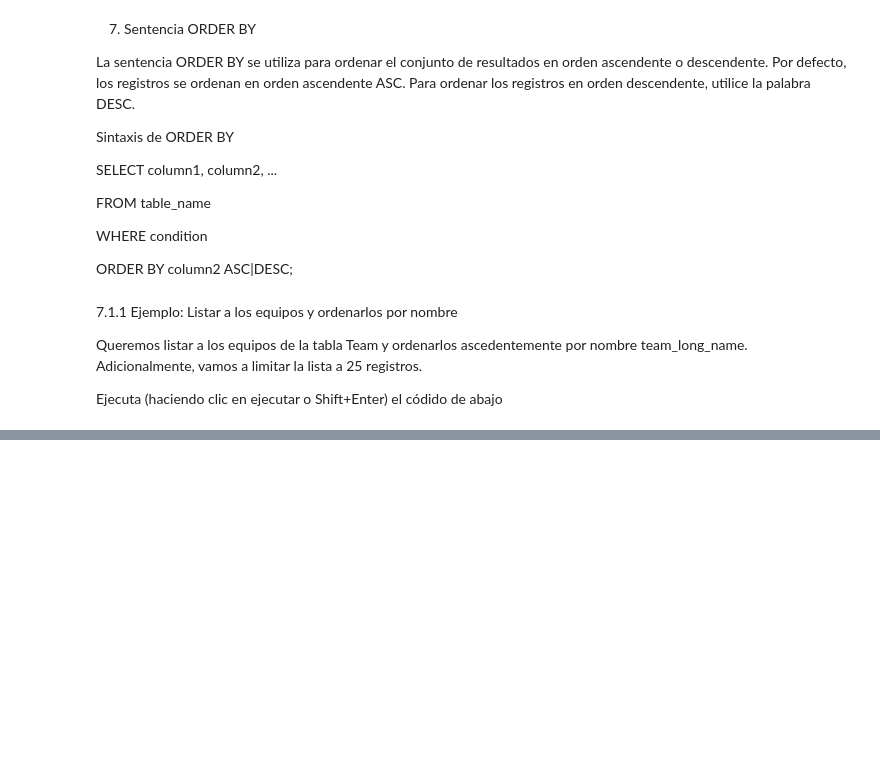
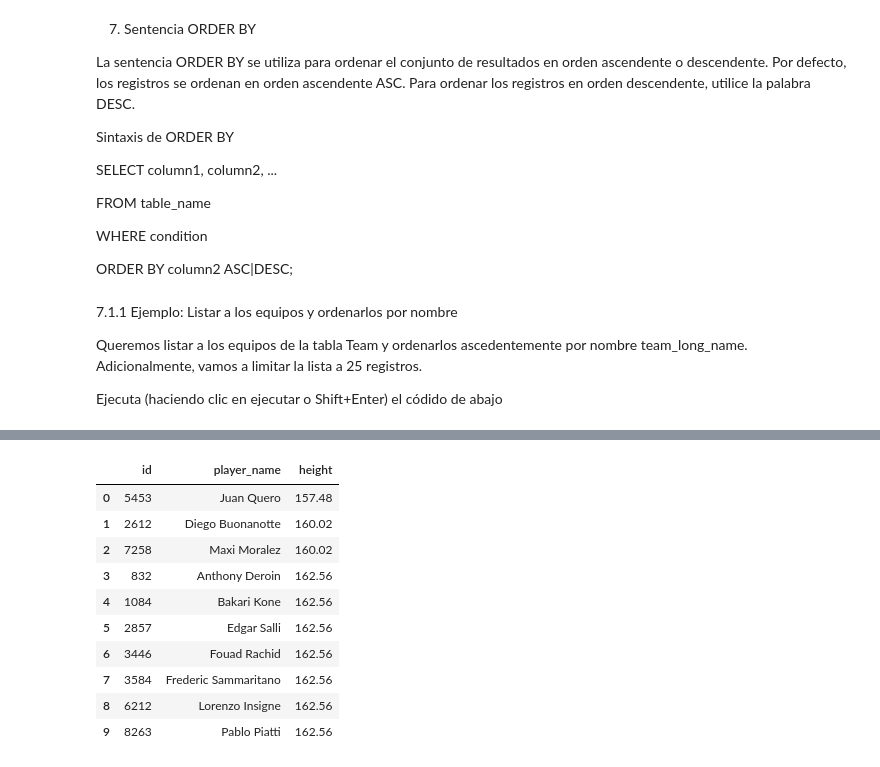
Before and after one commit to miemguri/Talentotech2024, a Jupyter notebook: 4TallerSQL.ipynb, the cells around one changed output, grey strips where cells are left out. Saved outputs shown, nothing was run; the diff lists cells and outputs as text; code cells hidden in the pictures; blank space fills up the shorter version.

```diff
--- a/4TallerSQL.ipynb
+++ b/4TallerSQL.ipynb
@@ -1018,0 +1133,17 @@ teams_orderby
+# %%
+query = """SELECT id, player_name, height
+          FROM player ORDER BY height, player_name LIMIT 10; """
+player_height_name = pd.read_sql(query, conn)
+player_height_name
+# %% [output]
+|  | id | player_name | height |
+| 0 | 5453 | Juan Quero | 157.48 |
+| 1 | 2612 | Diego Buonanotte | 160.02 |
+| 2 | 7258 | Maxi Moralez | 160.02 |
+| 3 | 832 | Anthony Deroin | 162.56 |
+| 4 | 1084 | Bakari Kone | 162.56 |
+| 5 | 2857 | Edgar Salli | 162.56 |
+| 6 | 3446 | Fouad Rachid | 162.56 |
+| 7 | 3584 | Frederic Sammaritano | 162.56 |
+| 8 | 6212 | Lorenzo Insigne | 162.56 |
+| 9 | 8263 | Pablo Piatti | 162.56 |
```
Also changed, not shown: parts of 10 cells of this notebook.
